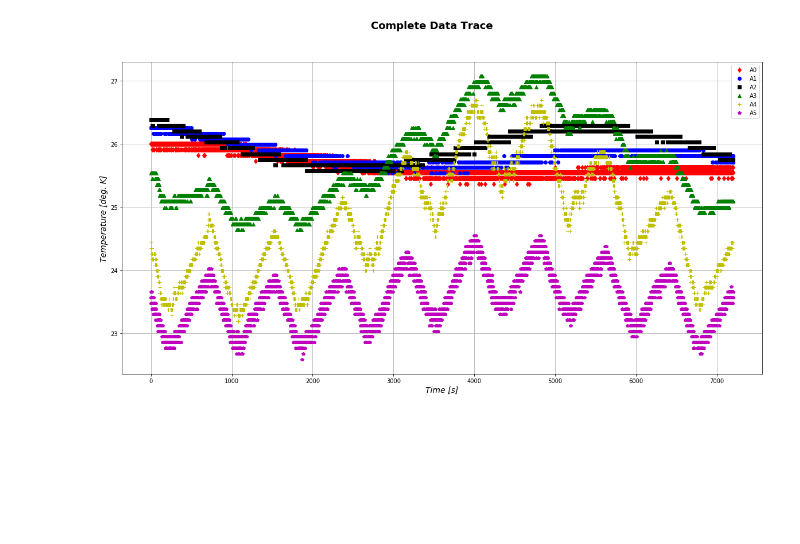
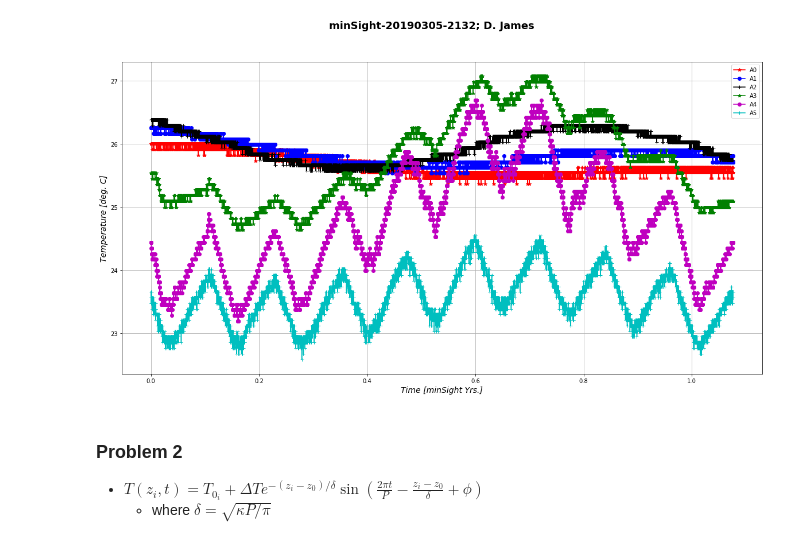
Before and after one commit to DJ-2805/temperature-recorder, a Jupyter notebook: homework/hw8/homework8.ipynb, the cells around one changed output. Drawn from its saved outputs; the diff is of its cells as text; code cells hidden in the pictures; blank space fills up the shorter version.

```diff
--- a/homework/hw8/homework8.ipynb
+++ b/homework/hw8/homework8.ipynb
@@ -27,6 +57,0 @@ readings nominal
-# %%
-for i in hal9001:
-    volt = i.readVoltage()
-    res = i.calcResistance(volt)
-    temp = i.calcTemperature(res,a,b,c,d)
-    print(i,temp)
@@ -95,16 +95,4 @@ hal9001.saveData()
 # %%
 data = loadmat('20190305-2132data.mat')
-time = loadmat('timedata.mat')
+channels = data['channels']
+time = data['time'][0]
-# %%
-channels = []
-channels.append(data['0'][0])
-channels.append(data['1'][0])
-channels.append(data['2'][0])
-channels.append(data['3'][0])
-channels.append(data['4'][0])
-channels.append(data['5'][0])
-timepoints = time['time'][0]
-# %%
-for i in range(0,len(channels)):
-    nonZeroIndex = 0 != channels[i]
-    channels[i] = channels[i][nonZeroIndex]
@@ -124,20 +99,24 @@ for i in range(0,len(channels)):
 # %%
 # plot all of the data you collected
 fig2 = plt.figure(figsize=(20,10))
 # http://matplotlib.org/users/text_props.html
-fig2.suptitle('Complete Data Trace', fontsize='18', fontweight='bold')
-plt.xlabel('Time [s]', fontsize='14', fontstyle='italic')
-plt.ylabel('Temperature [deg. K]', fontsize='14', fontstyle='italic')
+fig2.suptitle('minSight-'+now+'; D. James', fontsize='18', fontweight='bold')
+plt.xlabel('Time [minSight Yrs.]', fontsize='14', fontstyle='italic')
+plt.ylabel('Temperature [deg. C]', fontsize='14', fontstyle='italic')
 plt.axes().grid(True)
 
-styles = ['rd','bo','ks','g^','y+','mp']
+styles = ['r-*','b-o','k-+','g-*','m-o','c-+']
 labels = ['A0','A1','A2','A3','A4','A5']
 
 for i in range(0,len(channels)):
-    plt.plot(timepoints,channels[i],styles[i],label=labels[i])
+    plt.plot(time*convSecYr,channels[i],styles[i],label=labels[i])
 
 plt.legend()
 fig2.show()
-fig2.savefig('20190305-2132plot.png')
+fig2.savefig(now+'plot.png')
 # %% [output]
-[figure, old version]
+[figure, new version]
+# %% [markdown]
+### Problem 2
+- $T(z_i,t)=T_{0_i}+\Delta Te^{-(z_i-z_0)/\delta}\sin{(\frac{2 \pi t}{P}-\frac{z_i-z_0}{\delta} + \phi)}$
+    - where $ \delta = \sqrt{\kappa P/\pi} $
```
Also changed, not shown: parts of 27 cells of this notebook, 6 other files.
